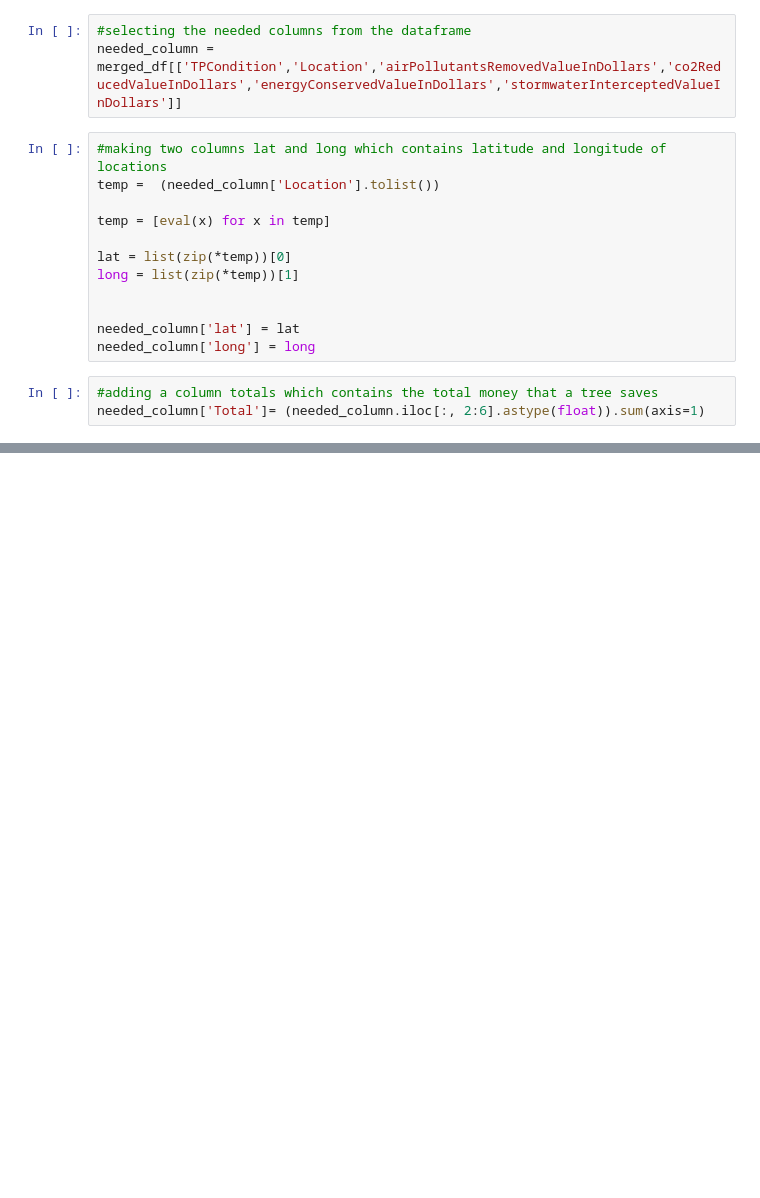
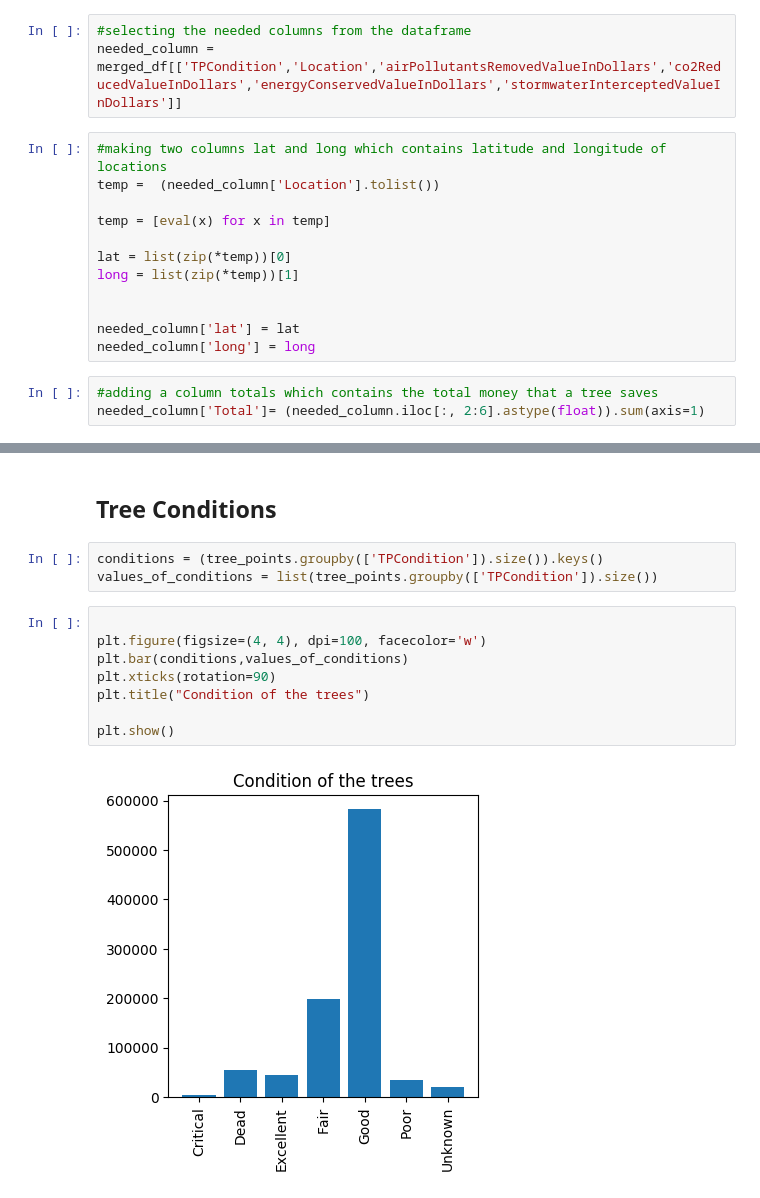
Before and after one commit to ElikaAraghi/Social-Graph, a Jupyter notebook: project/Explainer Notebook.ipynb, the cells around one changed output, grey strips where cells are left out. Drawn from its saved outputs; the diff is of its cells as text; blank space fills up the shorter version.

```diff
--- a/project/Explainer Notebook.ipynb
+++ b/project/Explainer Notebook.ipynb
@@ -379,0 +114,15 @@ sample5000 = filtered_df.sample(5000)
+# %% [markdown]
+## Tree Conditions
+# %%
+conditions = (tree_points.groupby(['TPCondition']).size()).keys()
+values_of_conditions = list(tree_points.groupby(['TPCondition']).size())
+# %%
+
+plt.figure(figsize=(4, 4), dpi=100, facecolor='w')
+plt.bar(conditions,values_of_conditions)
+plt.xticks(rotation=90)
+plt.title("Condition of the trees")
+
+plt.show()
+# %% [output]
+[figure, added]
```
Also changed, not shown: parts of 69 cells of this notebook.
